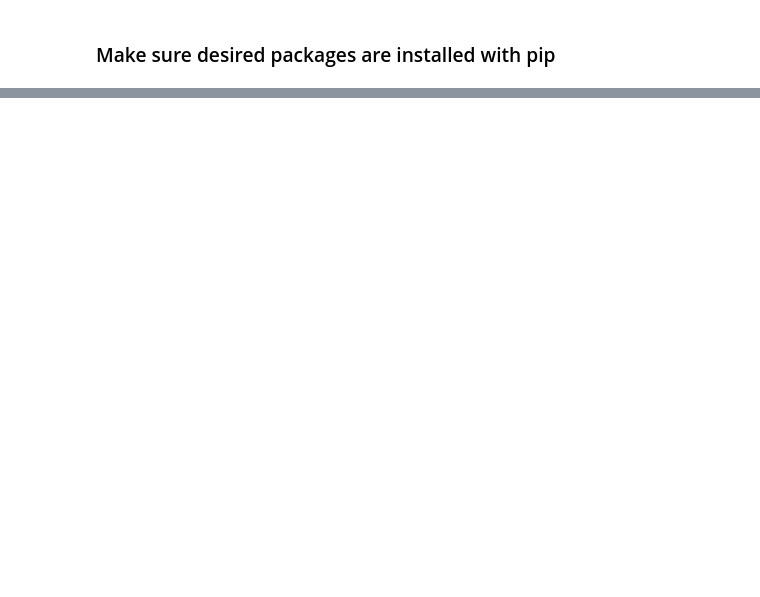
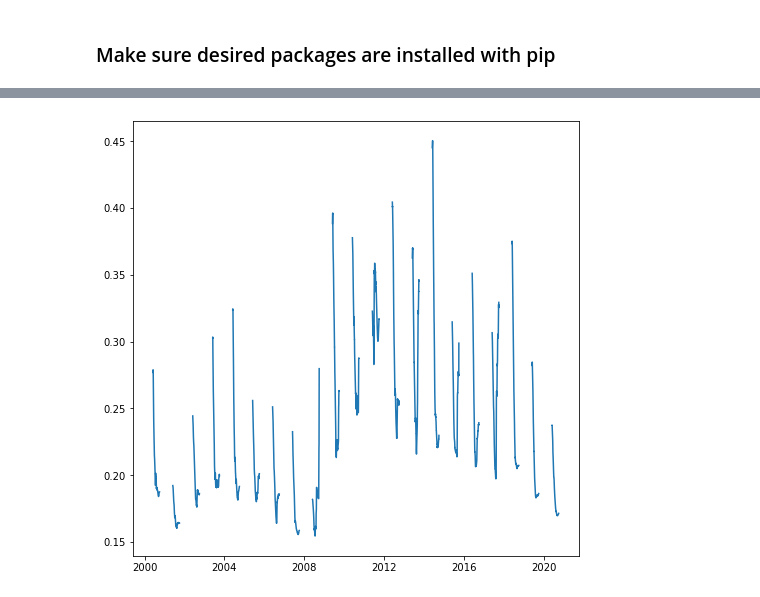
Before and after one commit to June-Skeeter/NARRDownload, a Jupyter notebook: DataDownloader.ipynb, the cells around one changed output, grey strips where cells are left out. Cells and saved outputs as stored; diff of their text form; code cells hidden in the pictures; blank space fills up the shorter version.

```diff
--- a/DataDownloader.ipynb
+++ b/DataDownloader.ipynb
@@ -51,7 +51,7 @@ print(lats, lons)
 years = np.arange(2000,2020)
 months = np.arange(6,10)
 Subsurface_fields = ['tsoil','soill','soilw']
-Surface_fields = ['air.2m','uwnd.10m','vwnd.10m','pres.sfc','dswrf','dlwrf','uswrf.ntat','ulwrf.ntat']
+Surface_fields = ['air.2m','uwnd.10m','vwnd.10m','pres.sfc','dswrf','dlwrf','uswrf.ntat','ulwrf.ntat','apcp','tcdc']
 
 clear = False
 
@@ -188,67 +173,70 @@ Dir='Data/Subsurface/'
 y = [-134.857734]
 x = [69.386080]
 Depth = [0,10]
-plt.figure()
+# plt.figure()
 for d,depth in enumerate(Depth):
     for i,dsname in enumerate(os.listdir(Dir)):
+        if dsname!='.ipynb_checkpoints':
+            fh = Dataset(Dir+dsname, mode='r')
+            time=fh.variables['time'][:]
+            lons = fh.variables['lon'][:]
+            lats = fh.variables['lat'][:]
+            var = dsname.split('.')[0]
+            query = fh.variables[var][:]
+            fh.close()
+            idw = np.array([
+                simple_idw(
+                    lons.flatten(),
+                    lats.flatten(),
+                    ## Interpolating masked values with mean
+                    ## This ins't the best method
+                    ## Replace with something better
+                    Q.filled(Q.mean()).flatten(),
+                    np.array(y),
+                    np.array(x)) for Q in query[:,d,:,:]]).flatten()
+            if i+d == 0:
+                Data = pd.DataFrame(data={var+'_'+str(depth):idw},
+                                index=datetime(1800,1,1)+timedelta(hours=1)*time)
+            else:
+                Data = Data.append(pd.DataFrame(data={var+'_'+str(depth):idw},
+                                index=datetime(1800,1,1)+timedelta(hours=1)*time))
+
+# print(query.shape)
+
+Dir='Data/Surface/'
+for i,dsname in enumerate(os.listdir(Dir)):
+    if dsname!='.ipynb_checkpoints':
         fh = Dataset(Dir+dsname, mode='r')
         time=fh.variables['time'][:]
         lons = fh.variables['lon'][:]
         lats = fh.variables['lat'][:]
         var = dsname.split('.')[0]
         query = fh.variables[var][:]
         fh.close()
         idw = np.array([
             simple_idw(
                 lons.flatten(),
                 lats.flatten(),
-                Q.filled(Q.mean()).flatten(),
+                Q.flatten(),
                 np.array(y),
-                np.array(x)) for Q in query[:,d,:,:]]).flatten()
-#         print(idw.shape)
-#         if var == 'soill':
-#             for Q in query[:,d,:,:]:
-#                 plt.plot(Q.flatten())
-        if i+d == 0:
-            Data = pd.DataFrame(data={var+'_'+str(depth):idw},
+                np.array(x)) for Q in query]).flatten()
+        if i == -1:
+            Data = pd.DataFrame(data={var:idw},
                             index=datetime(1800,1,1)+timedelta(hours=1)*time)
         else:
-            Data = Data.append(pd.DataFrame(data={var+'_'+str(depth):idw},
+            Data = Data.append(pd.DataFrame(data={var:idw},
                             index=datetime(1800,1,1)+timedelta(hours=1)*time))
-
-# print(query.shape)
-
-Dir='Data/Surface/'
-for i,dsname in enumerate(os.listdir(Dir)):
-    fh = Dataset(Dir+dsname, mode='r')
-    time=fh.variables['time'][:]
-    lons = fh.variables['lon'][:]
-    lats = fh.variables['lat'][:]
-    var = dsname.split('.')[0]
-    query = fh.variables[var][:]
-    fh.close()
-    idw = np.array([
-        simple_idw(
-            lons.flatten(),
-            lats.flatten(),
-            Q.flatten(),
-            np.array(y),
-            np.array(x)) for Q in query]).flatten()
-    if i == -1:
-        Data = pd.DataFrame(data={var:idw},
-                        index=datetime(1800,1,1)+timedelta(hours=1)*time)
-    else:
-        Data = Data.append(pd.DataFrame(data={var:idw},
-                        index=datetime(1800,1,1)+timedelta(hours=1)*time))
 
 Data=Data.groupby(Data.index).mean()
 
 Data['Wind_Speed'] = (Data['uwnd']**2+Data['vwnd']**2)**.5
 
 Data['Wind_Dir'] = 180+180/np.pi*np.arctan2(Data['vwnd'],Data['uwnd'])
 
-# plt.figure(figsize=(8,8))
-# plt.plot(Data.index,Data['soilw_10'])
+plt.figure(figsize=(8,8))
+plt.plot(Data.index,Data['soilw_10'])
 
 
 Data.to_csv('NARRData.csv')
+# %% [output]
+[figure, added]
```
Also changed, not shown: parts of 20 cells of this notebook, 1 other file.
